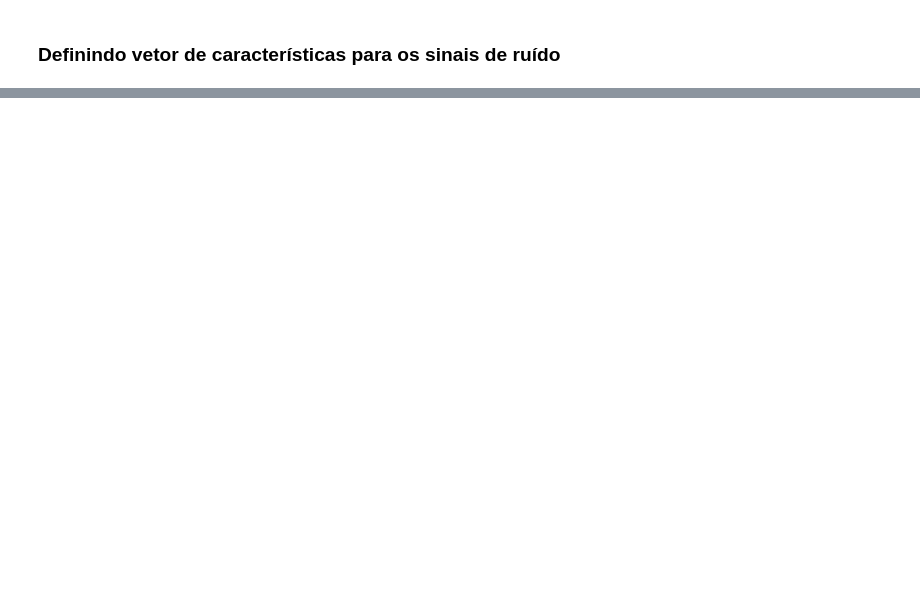
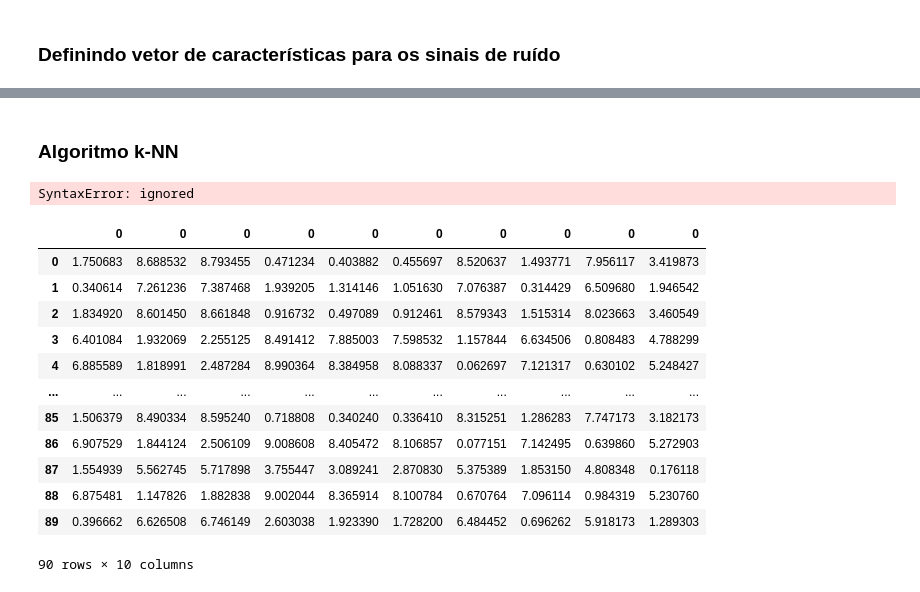
Before and after one commit to cardosorrenan/reconhecimentopadroes-ufc, a Jupyter notebook: trab1_k_nn.ipynb, the cells around one changed output, grey strips where cells are left out. Drawn from its saved outputs; the diff is of its cells as text; code cells hidden in the pictures; blank space fills up the shorter version.

```diff
--- a/trab1_k_nn.ipynb
+++ b/trab1_k_nn.ipynb
@@ -96,0 +123,2 @@ sns.scatterplot(x=noise_features['kurtosis'], y=noise_features['skew'], color='r
+# %% [markdown]
+### **Algoritmo k-NN**
@@ -96,0 +140,32 @@ sns.scatterplot(x=noise_features['kurtosis'], y=noise_features['skew'], color='r
+# %%
+distances_df = pd.DataFrame()
+
+for index1, point_test in testing_data.iterrows(): # A iteração será sobre a quantidade de testes 'testing_data': 10 amostras
+  distances_column = pd.DataFrame()
+
+  # O algoritmo criará uma tabela que exibe todas as distâncias dos 90 pontos dos dados de treinamento
+  for index2, point_train in training_data.iterrows():
+    distances_column.concat(getEuclidianDistance(point_test, point_train)])
+  print(distances_column)
+  # distances_df = pd.concat([distances_df, distances_column], axis=1)
+
+
+  # Estou perdendo a referencia do meu ponto de treinamento para depois verificar a classe dele
+# %% [output]
+SyntaxError: ignored
+# %%
+distances
+# %% [output]
+|  | 0 | 0 | 0 | 0 | 0 | 0 | 0 | 0 | 0 | 0 |
+| 0 | 1.750683 | 8.688532 | 8.793455 | 0.471234 | 0.403882 | 0.455697 | 8.520637 | 1.493771 | 7.956117 | 3.419873 |
+| 1 | 0.340614 | 7.261236 | 7.387468 | 1.939205 | 1.314146 | 1.051630 | 7.076387 | 0.314429 | 6.509680 | 1.946542 |
+| 2 | 1.834920 | 8.601450 | 8.661848 | 0.916732 | 0.497089 | 0.912461 | 8.579343 | 1.515314 | 8.023663 | 3.460549 |
+| 3 | 6.401084 | 1.932069 | 2.255125 | 8.491412 | 7.885003 | 7.598532 | 1.157844 | 6.634506 | 0.808483 | 4.788299 |
+| 4 | 6.885589 | 1.818991 | 2.487284 | 8.990364 | 8.384958 | 8.088337 | 0.062697 | 7.121317 | 0.630102 | 5.248427 |
+| ... | ... | ... | ... | ... | ... | ... | ... | ... | ... | ... |
+| 85 | 1.506379 | 8.490334 | 8.595240 | 0.718808 | 0.340240 | 0.336410 | 8.315251 | 1.286283 | 7.747173 | 3.182173 |
+| 86 | 6.907529 | 1.844124 | 2.506109 | 9.008608 | 8.405472 | 8.106857 | 0.077151 | 7.142495 | 0.639860 | 5.272903 |
+| 87 | 1.554939 | 5.562745 | 5.717898 | 3.755447 | 3.089241 | 2.870830 | 5.375389 | 1.853150 | 4.808348 | 0.176118 |
+| 88 | 6.875481 | 1.147826 | 1.882838 | 9.002044 | 8.365914 | 8.100784 | 0.670764 | 7.096114 | 0.984319 | 5.230760 |
+| 89 | 0.396662 | 6.626508 | 6.746149 | 2.603038 | 1.923390 | 1.728200 | 6.484452 | 0.696262 | 5.918173 | 1.289303 |
+90 rows × 10 columns
```
Also changed, not shown: parts of 12 cells of this notebook.
